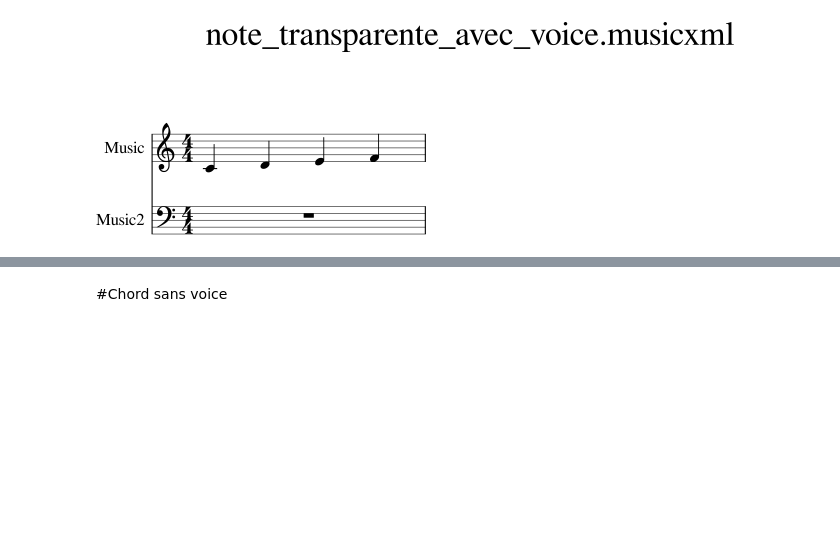
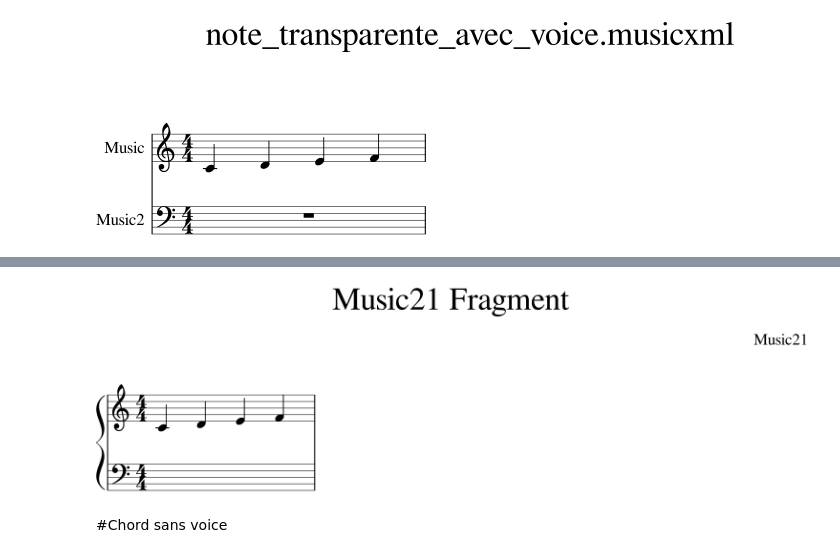
Before and after one commit to gomar0801/BachGen, a Jupyter notebook: notebooks/Test sur le github BachGen.ipynb, the cells around one changed output, grey strips where cells are left out. Cells and saved outputs as stored; diff of their text form; code cells hidden in the pictures; blank space fills up the shorter version.

```diff
--- a/notebooks/Test sur le github BachGen.ipynb
+++ b/notebooks/Test sur le github BachGen.ipynb
@@ -70,3 +148,7 @@ AttributeError: 'Comment' object has no attribute 'append'
+# %%
+display_and_play('/content/note_transparente_avec_voice_reconstruit.musicxml',midi=False)
+# %% [output]
+[figure, added]
 # %% [markdown]
 #Chord sans voice
 # %%
```
Also changed, not shown: parts of 24 cells of this notebook.
